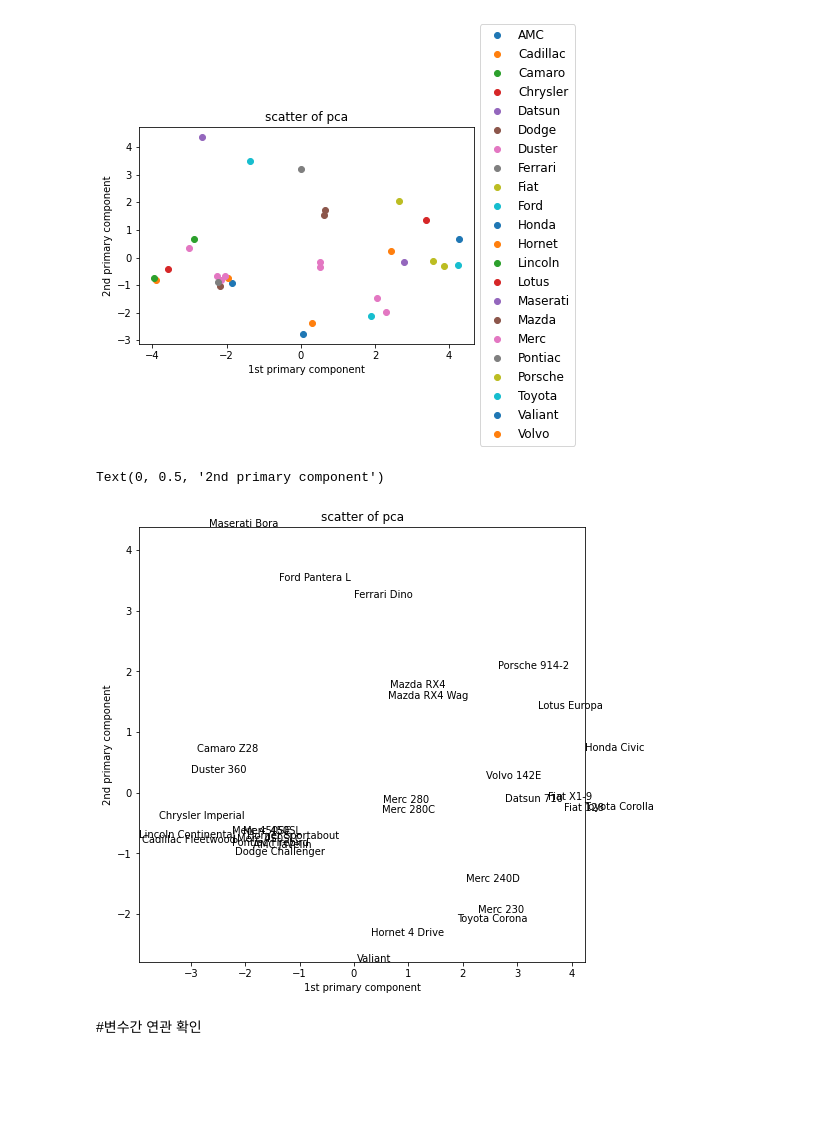
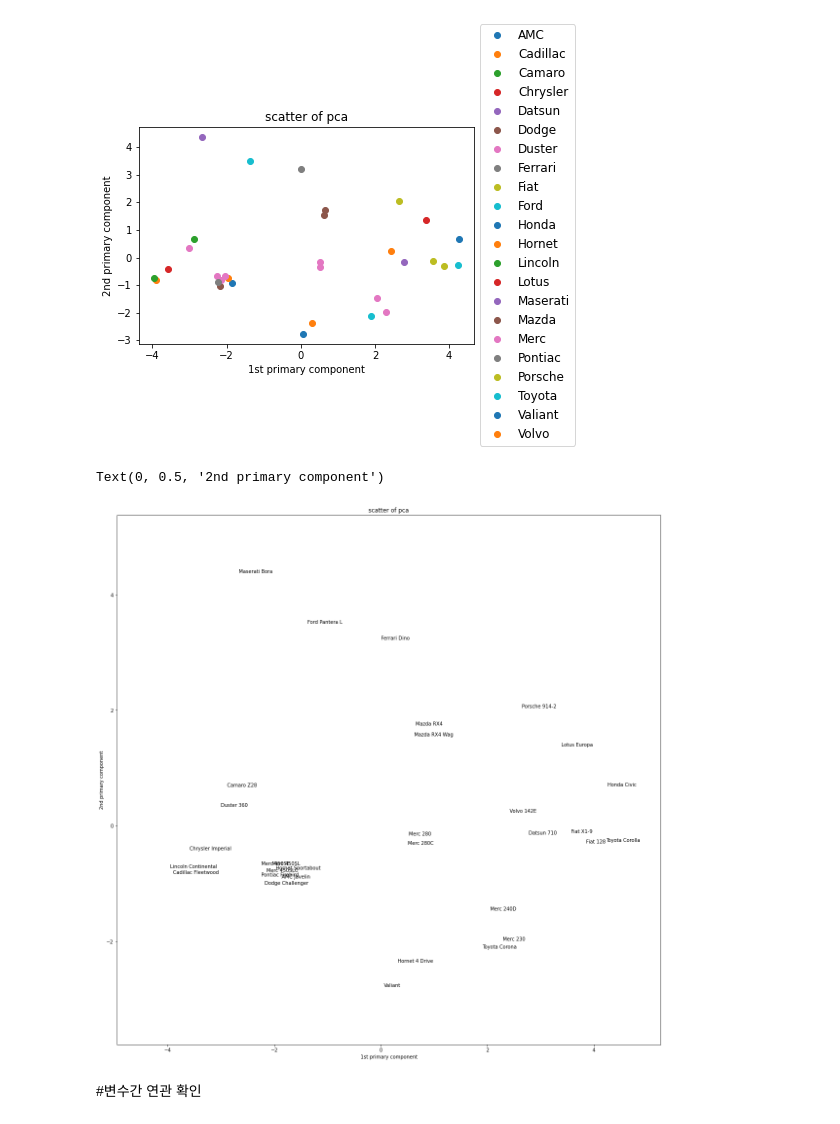
Before and after one commit to kmouleejunhyuk/bigdata_analysist_practical, a Jupyter notebook: type1_Data_Preprocessing.ipynb, the cells around one changed output. Drawn from its saved outputs; the diff is of its cells as text; code cells hidden in the pictures; blank space fills up the shorter version.

```diff
--- a/type1_Data_Preprocessing.ipynb
+++ b/type1_Data_Preprocessing.ipynb
@@ -262,19 +370,19 @@ plt.ylabel('2nd primary component')
 Text(0, 0.5, '2nd primary component')
 [figure]
 # %%
-plt.figure(figsize = (8, 8))
-plt.xlim(x['p1'].min(), x['p1'].max())
-plt.ylim(x['p2'].min(), x['p2'].max())
+plt.figure(figsize = (20, 20))
+plt.xlim(x['p1'].min() - 1, x['p1'].max() + 1)
+plt.ylim(x['p2'].min() - 1, x['p2'].max() + 1)
 
 for i in range(x.shape[0]):
     plt.text(x.iloc[i, 0], x.iloc[i, 1], x['carname'][i])
 
 plt.title('scatter of pca')
 plt.xlabel('1st primary component')
 plt.ylabel('2nd primary component')
 # %% [output]
 Text(0, 0.5, '2nd primary component')
-[figure, old version]
+[figure, new version]
 # %%
 #차원 축소로 각 브랜드의 비슷한 차종끼리 군집된 것을 알 수 있다. 하지만 차종 정보는 확신할 수 없다
 # %% [markdown]
```
Also changed, not shown: parts of 22 cells of this notebook.
